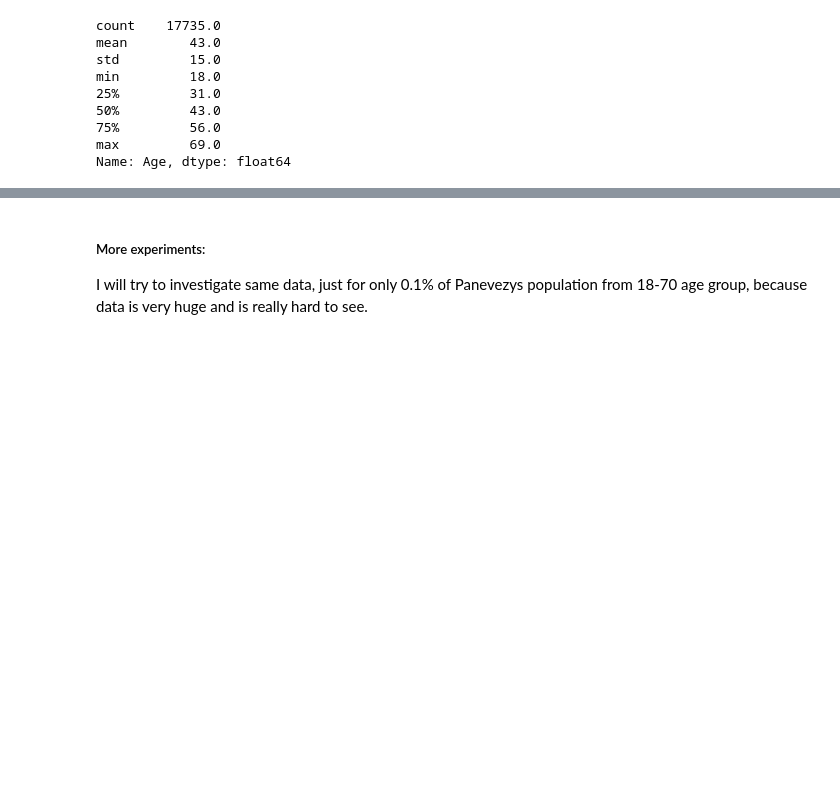
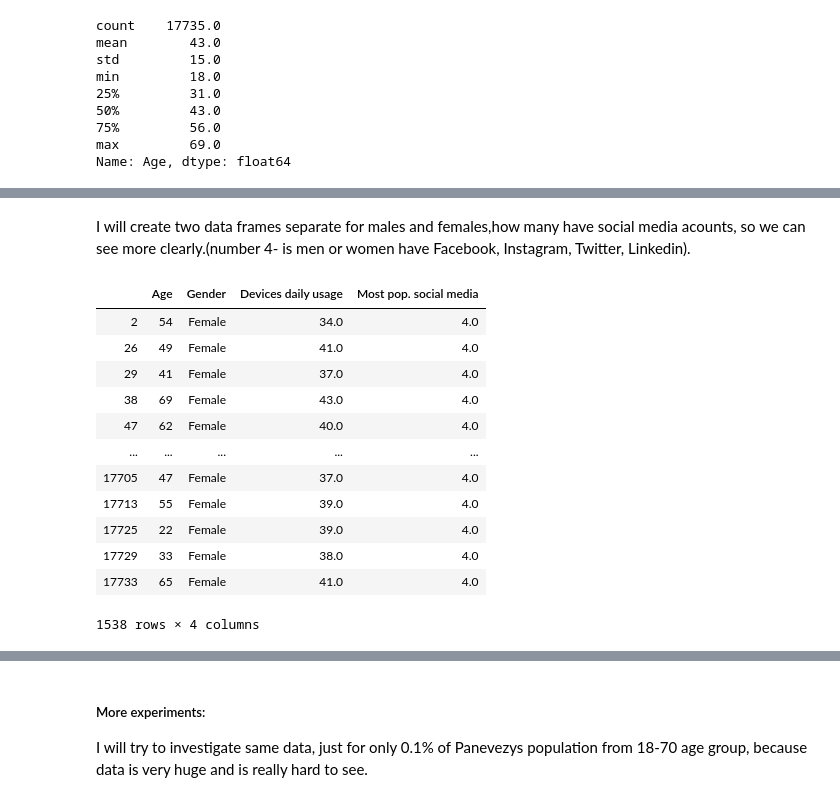
Before and after one commit to rituteval/Programming-DA--PROJECT, a Jupyter notebook: Programming DA- PROJECT.ipynb, the cells around one changed output, grey strips where cells are left out. Cells and saved outputs as stored; diff of their text form; code cells hidden in the pictures; blank space fills up the shorter version.

```diff
--- a/Programming DA- PROJECT.ipynb
+++ b/Programming DA- PROJECT.ipynb
@@ -315,0 +328,20 @@ Name: Age, dtype: float64
+# %% [markdown]
+I will create two data frames separate for males and females,how many have social media acounts, so we can see more clearly.(number 4- is men or women have Facebook, Instagram, Twitter, Linkedin).
+# %%
+array = ['Female']
+Female4 = Data.loc[(Data['Most pop. social media'] == 4) & Data['Gender'].isin(array)]
+Female4 # Printed Data
+# %% [output]
+|  | Age | Gender | Devices daily usage | Most pop. social media |
+| 2 | 54 | Female | 34.0 | 4.0 |
+| 26 | 49 | Female | 41.0 | 4.0 |
+| 29 | 41 | Female | 37.0 | 4.0 |
+| 38 | 69 | Female | 43.0 | 4.0 |
+| 47 | 62 | Female | 40.0 | 4.0 |
+| ... | ... | ... | ... | ... |
+| 17705 | 47 | Female | 37.0 | 4.0 |
+| 17713 | 55 | Female | 39.0 | 4.0 |
+| 17725 | 22 | Female | 39.0 | 4.0 |
+| 17729 | 33 | Female | 38.0 | 4.0 |
+| 17733 | 65 | Female | 41.0 | 4.0 |
+1538 rows × 4 columns
```
Also changed, not shown: parts of 8 cells of this notebook.
